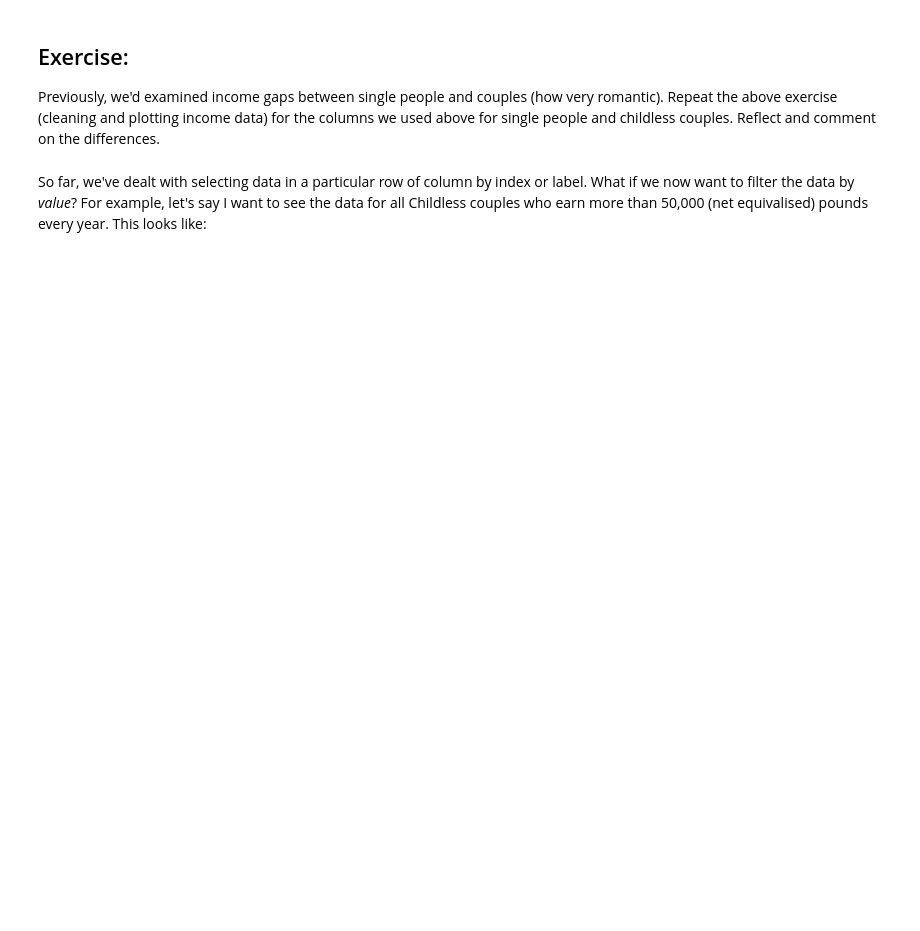
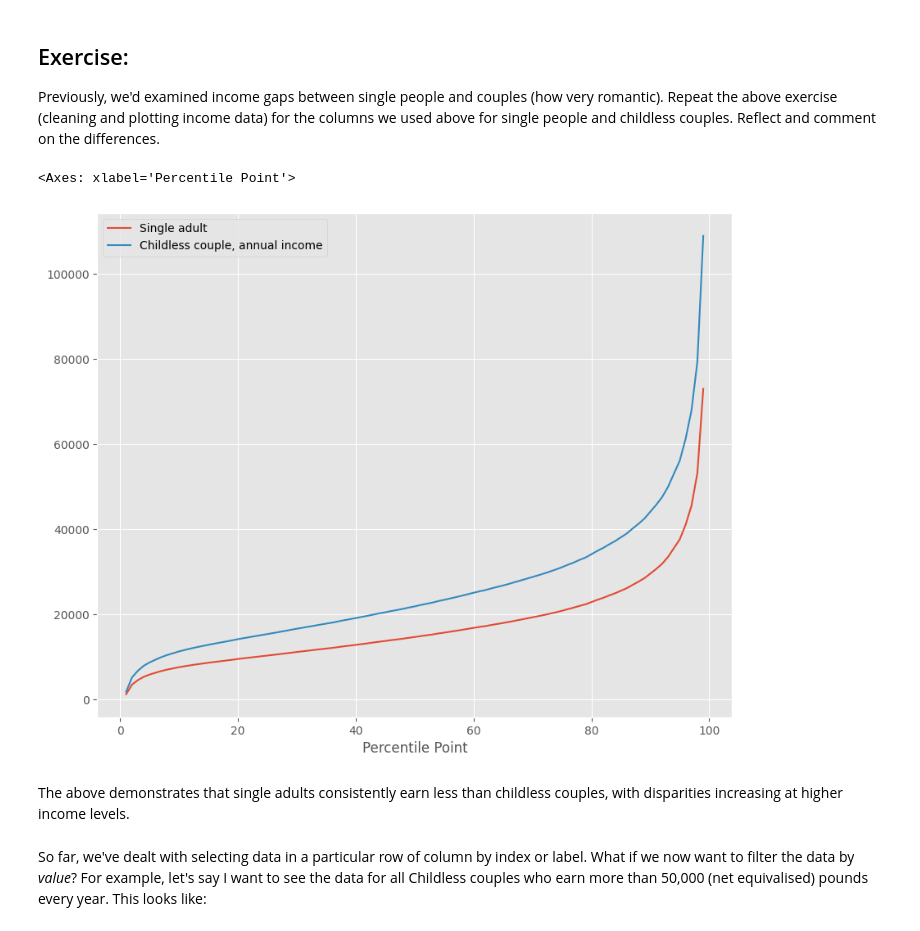
Before and after one commit to mba3291/QM2, a Jupyter notebook: notebooks_2025_option_2/W02. Pandas.ipynb, the cells around one changed output. Cells and saved outputs as stored; diff of their text form; code cells hidden in the pictures; blank space fills up the shorter version.

```diff
--- a/notebooks_2025_option_2/W02. Pandas.ipynb
+++ b/notebooks_2025_option_2/W02. Pandas.ipynb
@@ -341,3 +337,14 @@ Add your reflection here.
+# %%
+clean_single = income[['Single adult', 'Childless couple, annual income']]
+clean_single = clean_single.replace(',', '', regex=True)
+clean_single = clean_single.replace('-', 'NaN', regex=True).astype(float)
+
+clean_single.plot()
+# %% [output]
+<Axes: xlabel='Percentile Point'>
+[figure, added]
+# %% [markdown]
+The above demonstrates that single adults consistently earn less than childless couples, with disparities increasing at higher income levels.
 # %% [markdown]
 So far, we've dealt with selecting data in a particular row of column by index or label. What if we now want to filter the data by *value*? For example, let's say I want to see the data for all Childless couples who earn more than 50,000 (net equivalised) pounds every year. This looks like:
 # %%
```
Also changed, not shown: parts of 3 cells of this notebook.
